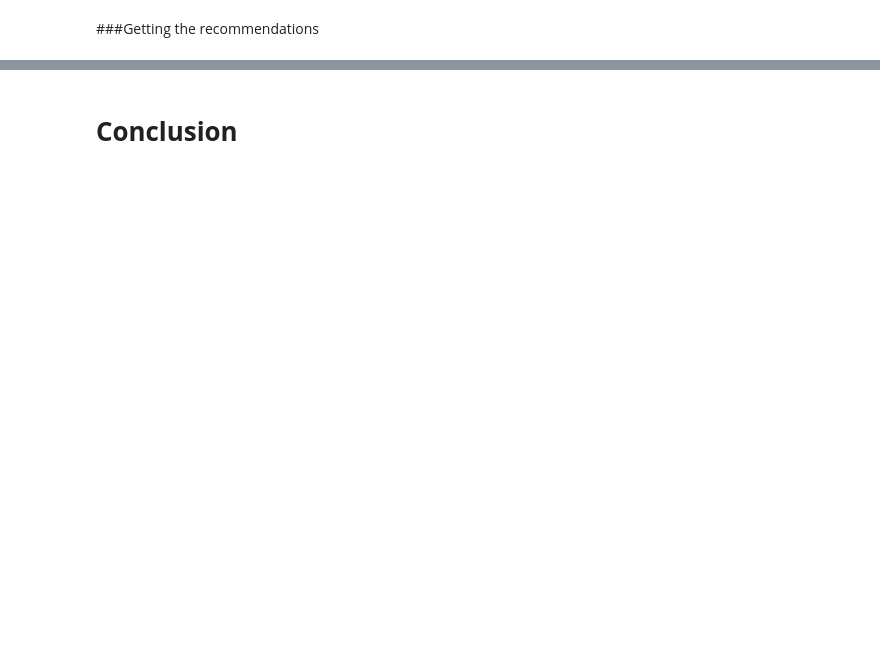
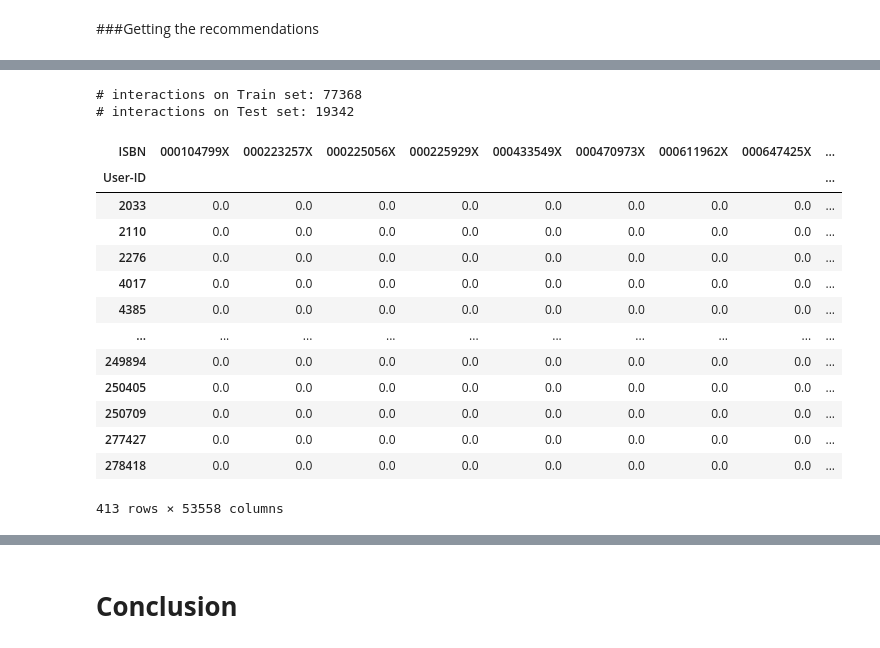
Before and after one commit to SaniyaBubere/book-recommendation-system, a Jupyter notebook: Book_Recommendation_System.ipynb, the cells around one changed output, grey strips where cells are left out. Drawn from its saved outputs; the diff is of its cells as text; code cells hidden in the pictures; blank space fills up the shorter version.

```diff
--- a/Book_Recommendation_System.ipynb
+++ b/Book_Recommendation_System.ipynb
@@ -1238,0 +1176,13 @@ Answer Here.
+# %%
+# Print the total number of interactions in the explicit ratings DataFrame
+print('# of interactions: %d' % len(ratings_df_explicit))
+
+# Merge the explicit ratings DataFrame with the DataFrame of users with at least 100 interactions,
+# keeping only rows where the User-ID appears in the latter DataFrame
+interactions_from_selected_users_df = ratings_df_explicit.merge(users_with_enough_interactions_df,
+               how='right',
+               left_on='User-ID',
+               right_on='User-ID')
+
+# Print the number of interactions in the resulting DataFrame
+print('# of interactions from users with at least 100 interactions: %d' % len(interactions_from_selected_users_df))
@@ -1238,0 +1206,15 @@ Answer Here.
+# %%
+# Define a function to apply a logarithmic transformation to user ratings
+def smooth_user_preference(x):
+    return math.log(1+x, 2)
+
+# Group the interactions DataFrame by ISBN and User-ID, and sum the ratings for each group.
+# Then apply the smooth_user_preference function to the summed ratings to transform the data.
+# Finally, reset the index to get a DataFrame with columns for ISBN, User-ID, and the transformed ratings.
+interactions_full_df = interactions_from_selected_users_df.groupby(['ISBN', 'User-ID'])['Book-Rating'].sum().apply(smooth_user_preference).reset_index()
+
+# Print the number of unique user-item interactions in the DataFrame.
+print('# of unique user/item interactions: %d' % len(interactions_full_df))
+
+# Print the first few rows of the interactions DataFrame.
+interactions_full_df.head()
@@ -1238,0 +1229,34 @@ Answer Here.
+# %%
+# splitting the dataset to train and test
+interactions_train_df, interactions_test_df = train_test_split(interactions_full_df,
+                                   stratify=interactions_full_df['User-ID'],
+                                   test_size=0.20,
+                                   random_state=42)
+
+print('# interactions on Train set: %d' % len(interactions_train_df))
+print('# interactions on Test set: %d' % len(interactions_test_df))
+# %% [output]
+# interactions on Train set: 77368
+# interactions on Test set: 19342
+# %%
+#Creating a sparse pivot table with users in rows and items in columns
+users_items_pivot_matrix_df = interactions_train_df.pivot(index='User-ID',
+                                                          columns='ISBN',
+                                                          values='Book-Rating').fillna(0)
+
+users_items_pivot_matrix_df
+# %% [output]
+| ISBN | 000104799X | 000223257X | 000225056X | 000225929X | 000433549X | 000470973X | 000611962X | 000647425X | ... |
+| User-ID |  |  |  |  |  |  |  |  | ... |
+| 2033 | 0.0 | 0.0 | 0.0 | 0.0 | 0.0 | 0.0 | 0.0 | 0.0 | ... |
+| 2110 | 0.0 | 0.0 | 0.0 | 0.0 | 0.0 | 0.0 | 0.0 | 0.0 | ... |
+| 2276 | 0.0 | 0.0 | 0.0 | 0.0 | 0.0 | 0.0 | 0.0 | 0.0 | ... |
+| 4017 | 0.0 | 0.0 | 0.0 | 0.0 | 0.0 | 0.0 | 0.0 | 0.0 | ... |
+| 4385 | 0.0 | 0.0 | 0.0 | 0.0 | 0.0 | 0.0 | 0.0 | 0.0 | ... |
+| ... | ... | ... | ... | ... | ... | ... | ... | ... | ... |
+| 249894 | 0.0 | 0.0 | 0.0 | 0.0 | 0.0 | 0.0 | 0.0 | 0.0 | ... |
+| 250405 | 0.0 | 0.0 | 0.0 | 0.0 | 0.0 | 0.0 | 0.0 | 0.0 | ... |
+| 250709 | 0.0 | 0.0 | 0.0 | 0.0 | 0.0 | 0.0 | 0.0 | 0.0 | ... |
+| 277427 | 0.0 | 0.0 | 0.0 | 0.0 | 0.0 | 0.0 | 0.0 | 0.0 | ... |
+| 278418 | 0.0 | 0.0 | 0.0 | 0.0 | 0.0 | 0.0 | 0.0 | 0.0 | ... |
+413 rows × 53558 columns
```
Also changed, not shown: parts of 133 cells of this notebook.
